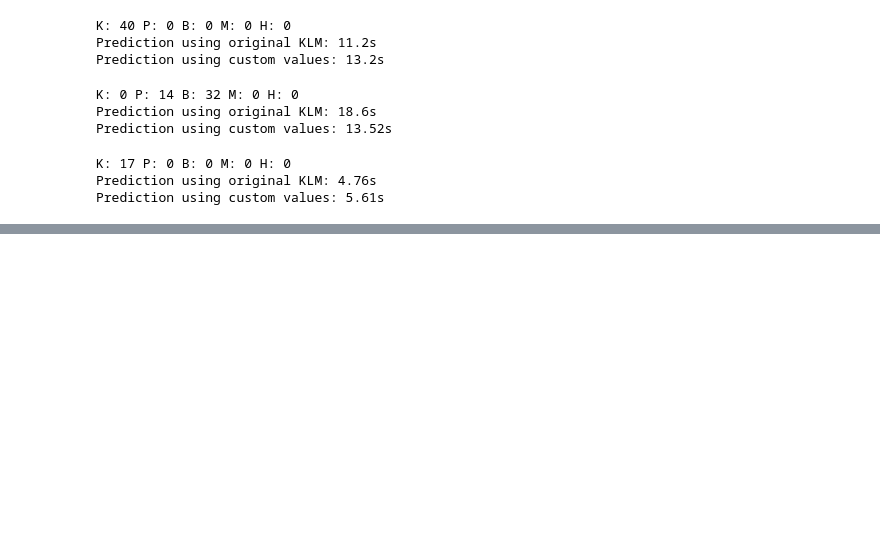
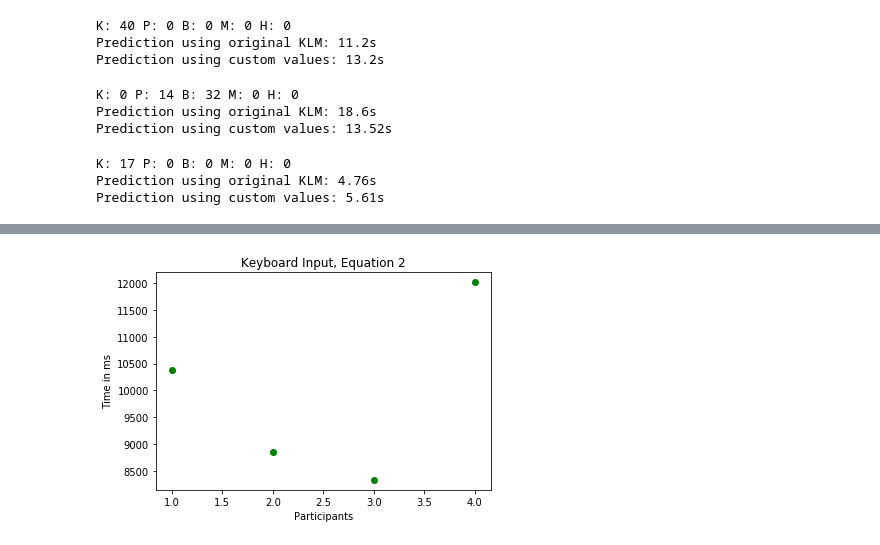
Before and after one commit to JonasPuchinger/Assignment_007, a Jupyter notebook: klm_report.ipynb, the cells around one changed output, grey strips where cells are left out. Saved outputs shown, nothing was run; the diff lists cells and outputs as text; code cells hidden in the pictures; blank space fills up the shorter version.

```diff
--- a/klm_report.ipynb
+++ b/klm_report.ipynb
@@ -38,0 +111,8 @@ Prediction using custom values: 5.61s
+# %%
+scatter(ID, k2_times, color = 'green')
+title("Keyboard Input, Equation 2")
+ylabel("Time in ms")
+xlabel("Participants")
+show()
+# %% [output]
+[figure, added]
```
Also changed, not shown: parts of 28 cells of this notebook, 2 other files.
